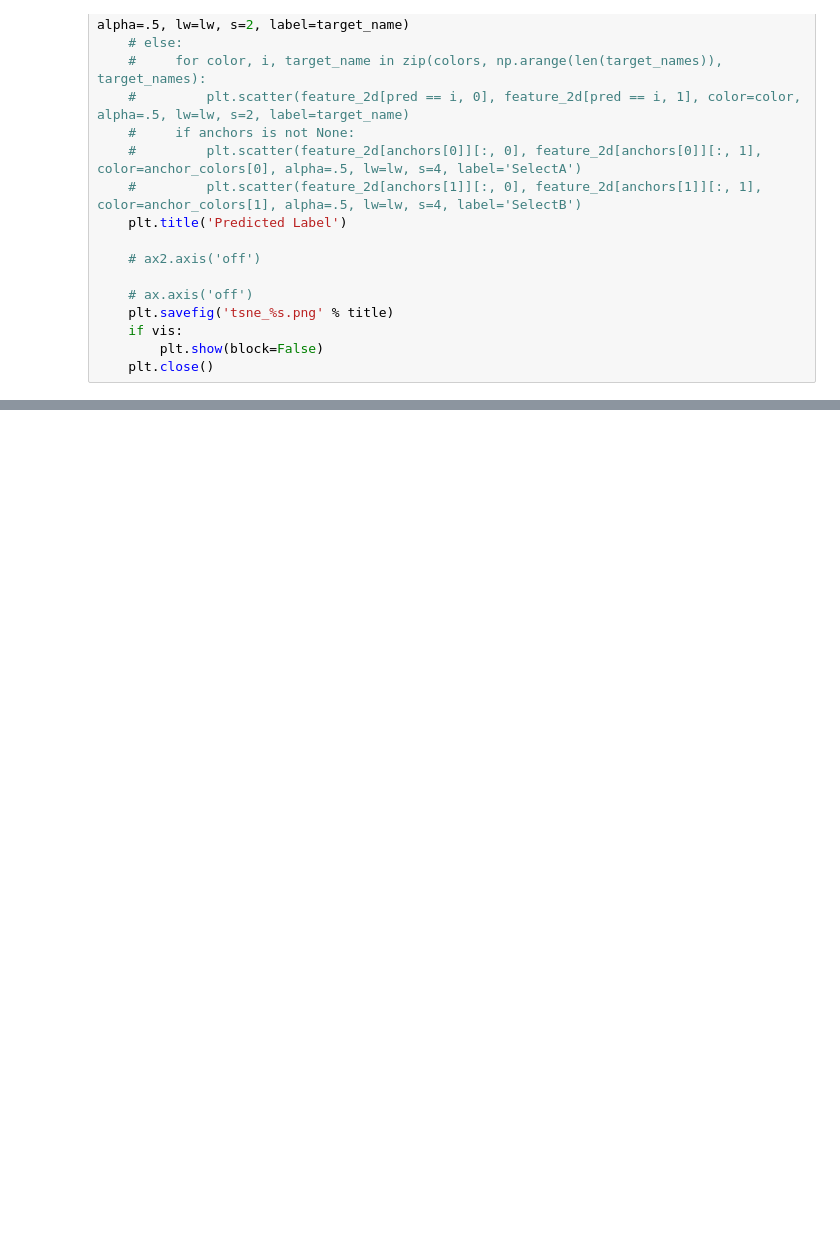
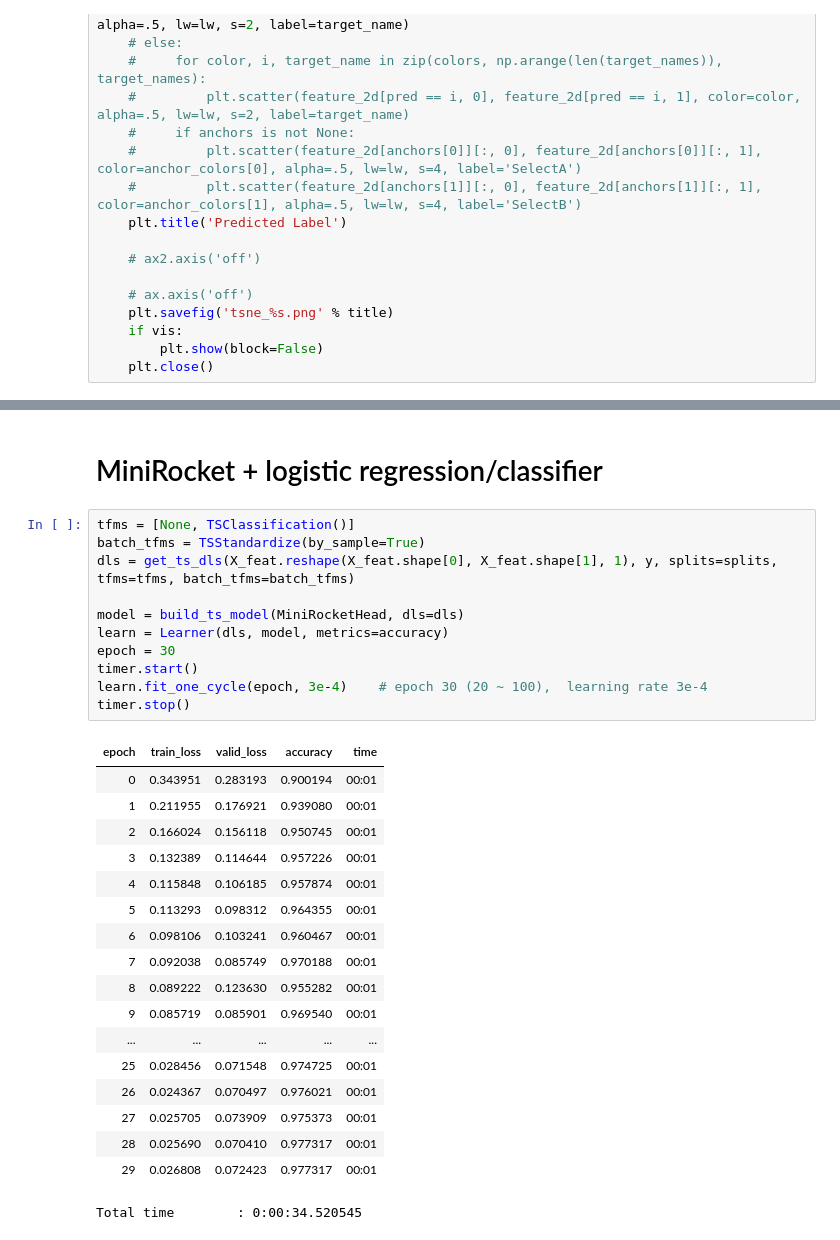
Before and after one commit to sndnyang/LCL-SSS, a Jupyter notebook: minirocket_tsne.ipynb, the cells around one changed output, grey strips where cells are left out. Saved outputs shown, nothing was run; the diff lists cells and outputs as text; blank space fills up the shorter version.

```diff
--- a/minirocket_tsne.ipynb
+++ b/minirocket_tsne.ipynb
@@ -143,0 +174,32 @@ plotter(feature_2d, aligned_pred, y_test, target_names, train_valid_acc, 'MiniRo
+# %% [markdown]
+# MiniRocket + logistic regression/classifier
+# %%
+tfms = [None, TSClassification()]
+batch_tfms = TSStandardize(by_sample=True)
+dls = get_ts_dls(X_feat.reshape(X_feat.shape[0], X_feat.shape[1], 1), y, splits=splits, tfms=tfms, batch_tfms=batch_tfms)
+
+model = build_ts_model(MiniRocketHead, dls=dls)
+learn = Learner(dls, model, metrics=accuracy)
+epoch = 30
+timer.start()
+learn.fit_one_cycle(epoch, 3e-4)    # epoch 30 (20 ~ 100),  learning rate 3e-4
+timer.stop()
+# %% [output]
+| epoch | train_loss | valid_loss | accuracy | time |
+| 0 | 0.343951 | 0.283193 | 0.900194 | 00:01 |
+| 1 | 0.211955 | 0.176921 | 0.939080 | 00:01 |
+| 2 | 0.166024 | 0.156118 | 0.950745 | 00:01 |
+| 3 | 0.132389 | 0.114644 | 0.957226 | 00:01 |
+| 4 | 0.115848 | 0.106185 | 0.957874 | 00:01 |
+| 5 | 0.113293 | 0.098312 | 0.964355 | 00:01 |
+| 6 | 0.098106 | 0.103241 | 0.960467 | 00:01 |
+| 7 | 0.092038 | 0.085749 | 0.970188 | 00:01 |
+| 8 | 0.089222 | 0.123630 | 0.955282 | 00:01 |
+| 9 | 0.085719 | 0.085901 | 0.969540 | 00:01 |
+| ... | ... | ... | ... | ... |
+| 25 | 0.028456 | 0.071548 | 0.974725 | 00:01 |
+| 26 | 0.024367 | 0.070497 | 0.976021 | 00:01 |
+| 27 | 0.025705 | 0.073909 | 0.975373 | 00:01 |
+| 28 | 0.025690 | 0.070410 | 0.977317 | 00:01 |
+| 29 | 0.026808 | 0.072423 | 0.977317 | 00:01 |
+Total time        : 0:00:34.520545
```
Also changed, not shown: parts of 15 cells of this notebook, 2 other files.
